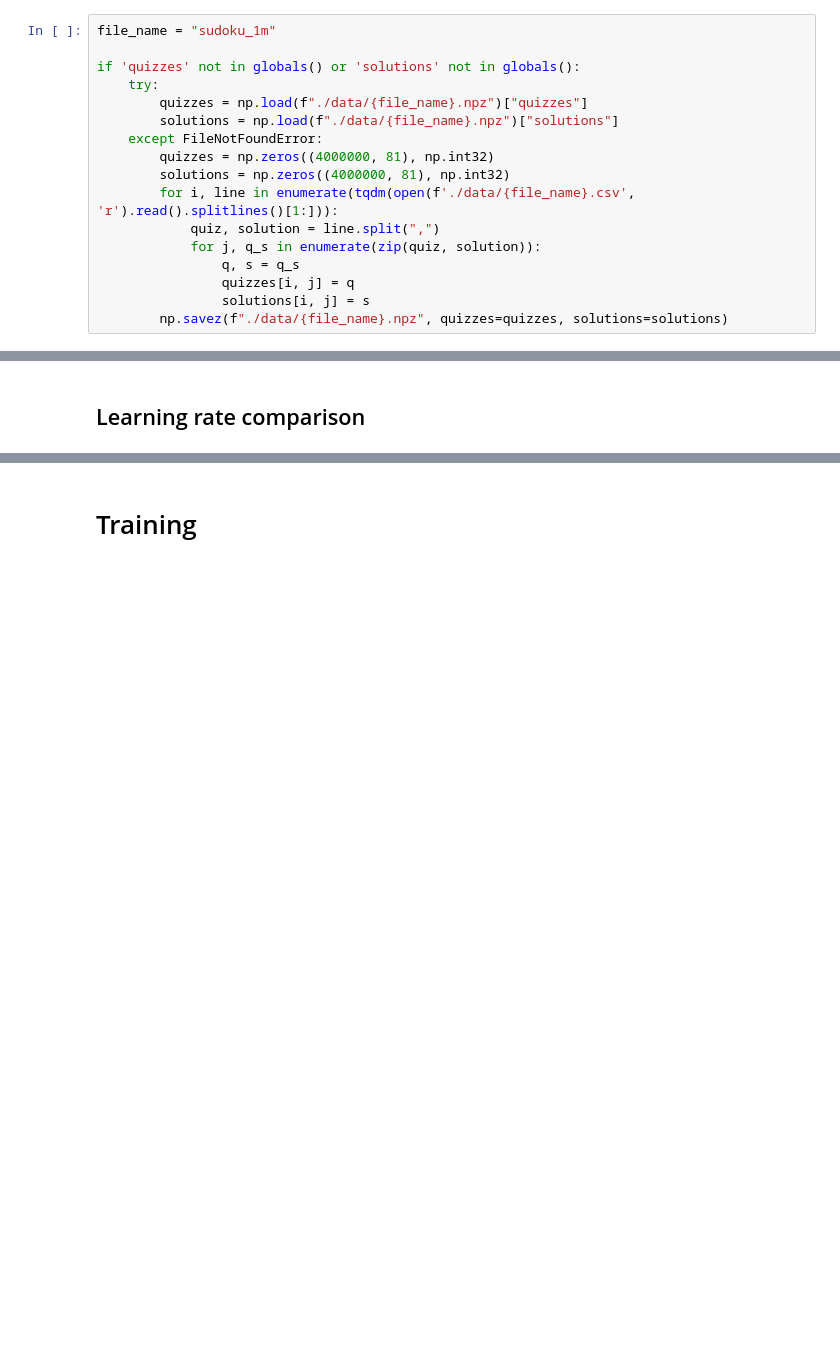
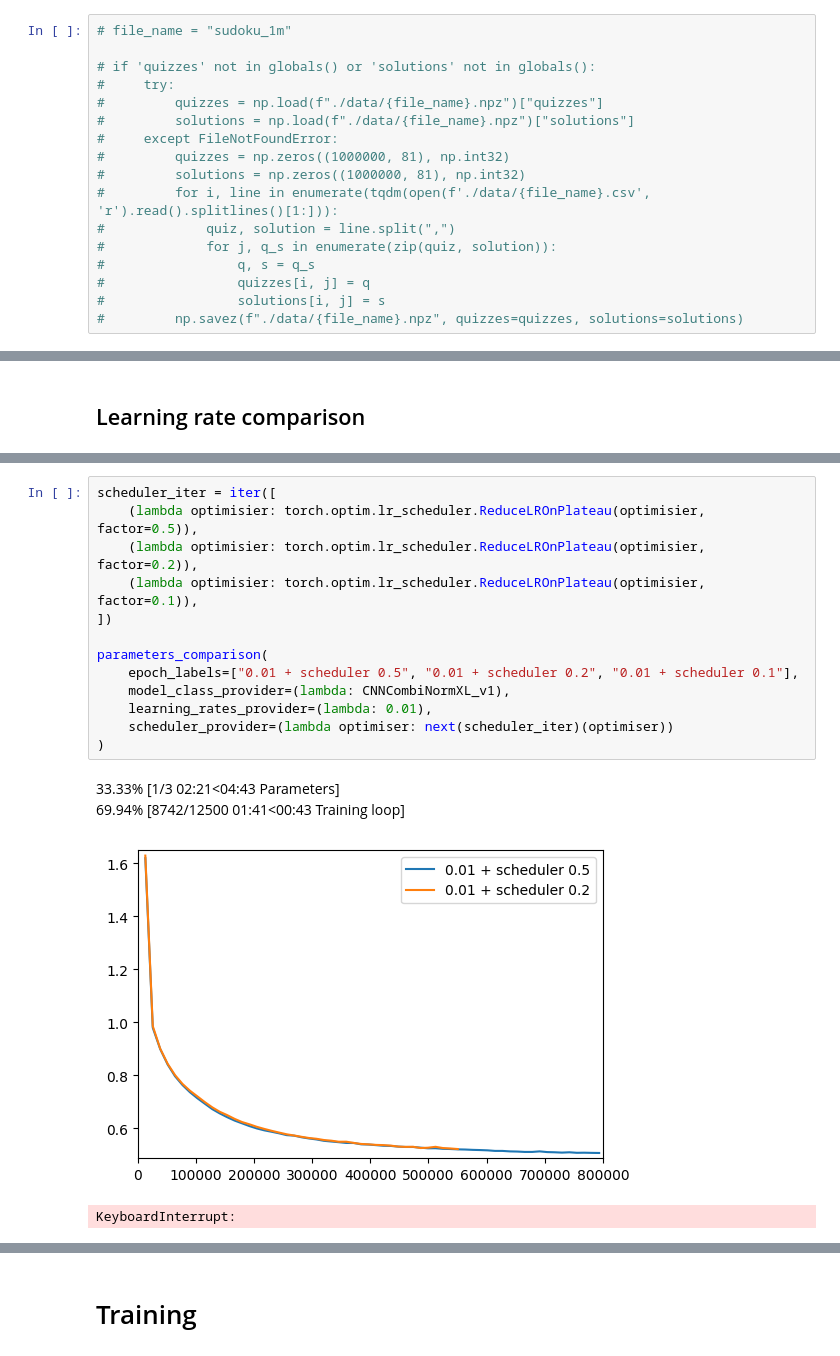
Before and after one commit to JonnySpruce/ml-sudoku-solver, a Jupyter notebook: sudoku-solver.ipynb, the cells around one changed output, grey strips where cells are left out. Saved outputs shown, nothing was run; the diff lists cells and outputs as text; blank space fills up the shorter version.

Commit message:
add section on learning rate schedulers

```diff
--- a/sudoku-solver.ipynb
+++ b/sudoku-solver.ipynb
@@ -30,20 +30,20 @@ from fastprogress.fastprogress import master_bar, progress_bar
 # %%
-file_name = "sudoku_1m"
+# file_name = "sudoku_1m"
 
-if 'quizzes' not in globals() or 'solutions' not in globals():
-    try:
-        quizzes = np.load(f"./data/{file_name}.npz")["quizzes"]
-        solutions = np.load(f"./data/{file_name}.npz")["solutions"]
-    except FileNotFoundError:
-        quizzes = np.zeros((4000000, 81), np.int32)
-        solutions = np.zeros((4000000, 81), np.int32)
-        for i, line in enumerate(tqdm(open(f'./data/{file_name}.csv', 'r').read().splitlines()[1:])):
-            quiz, solution = line.split(",")
-            for j, q_s in enumerate(zip(quiz, solution)):
-                q, s = q_s
-                quizzes[i, j] = q
-                solutions[i, j] = s
-        np.savez(f"./data/{file_name}.npz", quizzes=quizzes, solutions=solutions)
+# if 'quizzes' not in globals() or 'solutions' not in globals():
+#     try:
+#         quizzes = np.load(f"./data/{file_name}.npz")["quizzes"]
+#         solutions = np.load(f"./data/{file_name}.npz")["solutions"]
+#     except FileNotFoundError:
+#         quizzes = np.zeros((1000000, 81), np.int32)
+#         solutions = np.zeros((1000000, 81), np.int32)
+#         for i, line in enumerate(tqdm(open(f'./data/{file_name}.csv', 'r').read().splitlines()[1:])):
+#             quiz, solution = line.split(",")
+#             for j, q_s in enumerate(zip(quiz, solution)):
+#                 q, s = q_s
+#                 quizzes[i, j] = q
+#                 solutions[i, j] = s
+#         np.savez(f"./data/{file_name}.npz", quizzes=quizzes, solutions=solutions)
 # %%
 class CustomSudokuDataset(Dataset):
     def __init__(self, quizzes, solutions, transform=None, target_transform=None):
@@ -695,0 +744,18 @@ Epoch 3 Test Error: Accuracy: 81.7%, Avg loss: 0.482489
+# %%
+scheduler_iter = iter([
+    (lambda optimisier: torch.optim.lr_scheduler.ReduceLROnPlateau(optimisier, factor=0.5)),
+    (lambda optimisier: torch.optim.lr_scheduler.ReduceLROnPlateau(optimisier, factor=0.2)),
+    (lambda optimisier: torch.optim.lr_scheduler.ReduceLROnPlateau(optimisier, factor=0.1)),
+])
+
+parameters_comparison(
+    epoch_labels=["0.01 + scheduler 0.5", "0.01 + scheduler 0.2", "0.01 + scheduler 0.1"],
+    model_class_provider=(lambda: CNNCombiNormXL_v1),
+    learning_rates_provider=(lambda: 0.01),
+    scheduler_provider=(lambda optimiser: next(scheduler_iter)(optimiser))
+)
+# %% [output]
+33.33% [1/3 02:21<04:43 Parameters]
+69.94% [8742/12500 01:41<00:43 Training loop]
+[figure, added]
+KeyboardInterrupt:
```
Also changed, not shown: parts of 8 cells of this notebook, 4 other files.
